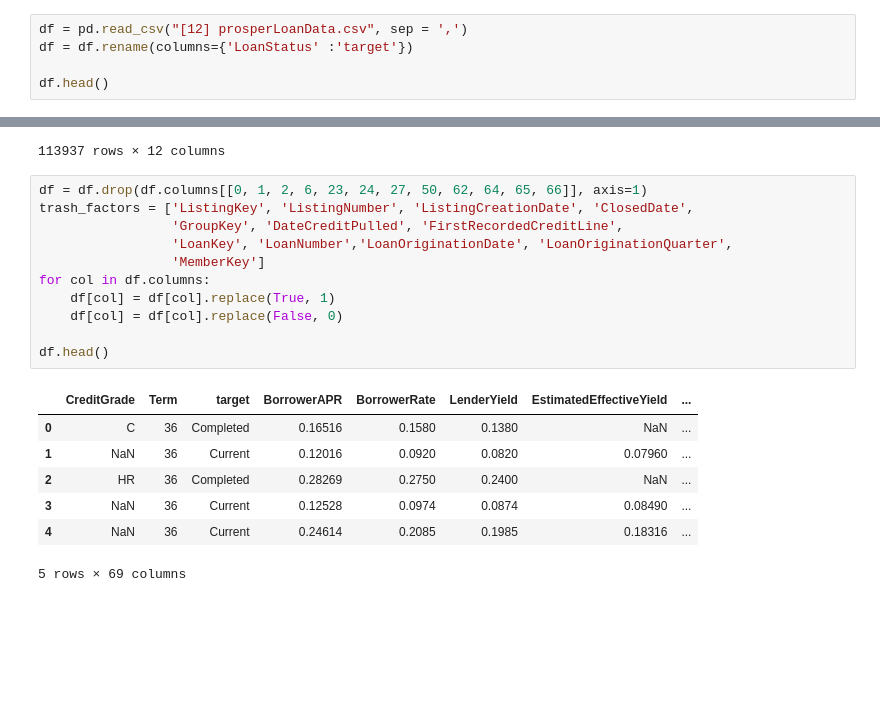
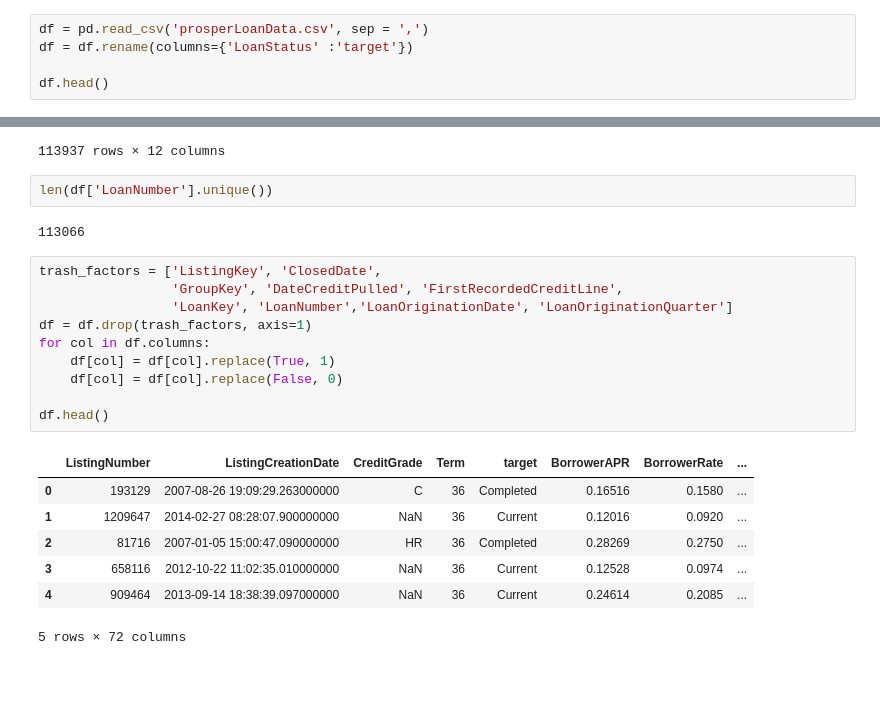
Before and after one commit to uasek/credit_scoring_project, a Jupyter notebook: datasets/12_Prosper/Prosper.ipynb, the cells around one changed output, grey strips where cells are left out. Drawn from its saved outputs; the diff is of its cells as text; blank space fills up the shorter version.

```diff
--- a/datasets/12_Prosper/Prosper.ipynb
+++ b/datasets/12_Prosper/Prosper.ipynb
@@ -20,7 +22,7 @@ from sklearn.model_selection import train_test_split
 
 ## 1. Подгрузка данных
 # %%
-df = pd.read_csv("[12] prosperLoanData.csv", sep = ',')
+df = pd.read_csv('prosperLoanData.csv', sep = ',')
 df = df.rename(columns={'LoanStatus' :'target'})
 
 df.head()
@@ -51,24 +52,27 @@ df.iloc[:, [0, 1, 2, 6, 23, 24, 27, 50, 62, 64, 65, 66]]
 | 113935 | E6EB3531504622671970D9E | 539056 | 2011-11-14 13:18:26.597000000 | 2013-08-13 00:00:00 | NaN | 2011-11-14 13:18:24 | ... |
 | 113936 | E6ED3600409833199F711B7 | 1140093 | 2014-01-15 09:27:37.657000000 | NaN | NaN | 2014-01-15 09:27:40 | ... |
 113937 rows × 12 columns
+# %%
+len(df['LoanNumber'].unique())
+# %% [output]
+113066
 # %%
-df = df.drop(df.columns[[0, 1, 2, 6, 23, 24, 27, 50, 62, 64, 65, 66]], axis=1)
-trash_factors = ['ListingKey', 'ListingNumber', 'ListingCreationDate', 'ClosedDate',
+trash_factors = ['ListingKey', 'ClosedDate',
                  'GroupKey', 'DateCreditPulled', 'FirstRecordedCreditLine',
-                 'LoanKey', 'LoanNumber','LoanOriginationDate', 'LoanOriginationQuarter',
-                 'MemberKey']
+                 'LoanKey', 'LoanNumber','LoanOriginationDate', 'LoanOriginationQuarter']
+df = df.drop(trash_factors, axis=1)
 for col in df.columns:
     df[col] = df[col].replace(True, 1)
     df[col] = df[col].replace(False, 0)
 
 df.head()
 # %% [output]
-|  | CreditGrade | Term | target | BorrowerAPR | BorrowerRate | LenderYield | EstimatedEffectiveYield | ... |
-| 0 | C | 36 | Completed | 0.16516 | 0.1580 | 0.1380 | NaN | ... |
-| 1 | NaN | 36 | Current | 0.12016 | 0.0920 | 0.0820 | 0.07960 | ... |
-| 2 | HR | 36 | Completed | 0.28269 | 0.2750 | 0.2400 | NaN | ... |
-| 3 | NaN | 36 | Current | 0.12528 | 0.0974 | 0.0874 | 0.08490 | ... |
-| 4 | NaN | 36 | Current | 0.24614 | 0.2085 | 0.1985 | 0.18316 | ... |
+|  | ListingNumber | ListingCreationDate | CreditGrade | Term | target | BorrowerAPR | BorrowerRate | ... |
+| 0 | 193129 | 2007-08-26 19:09:29.263000000 | C | 36 | Completed | 0.16516 | 0.1580 | ... |
+| 1 | 1209647 | 2014-02-27 08:28:07.900000000 | NaN | 36 | Current | 0.12016 | 0.0920 | ... |
+| 2 | 81716 | 2007-01-05 15:00:47.090000000 | HR | 36 | Completed | 0.28269 | 0.2750 | ... |
+| 3 | 658116 | 2012-10-22 11:02:35.010000000 | NaN | 36 | Current | 0.12528 | 0.0974 | ... |
+| 4 | 909464 | 2013-09-14 18:38:39.097000000 | NaN | 36 | Current | 0.24614 | 0.2085 | ... |
-5 rows × 69 columns
+5 rows × 72 columns
 # %% [markdown]
 ###
```
Also changed, not shown: parts of 15 cells of this notebook, 3 other files.
